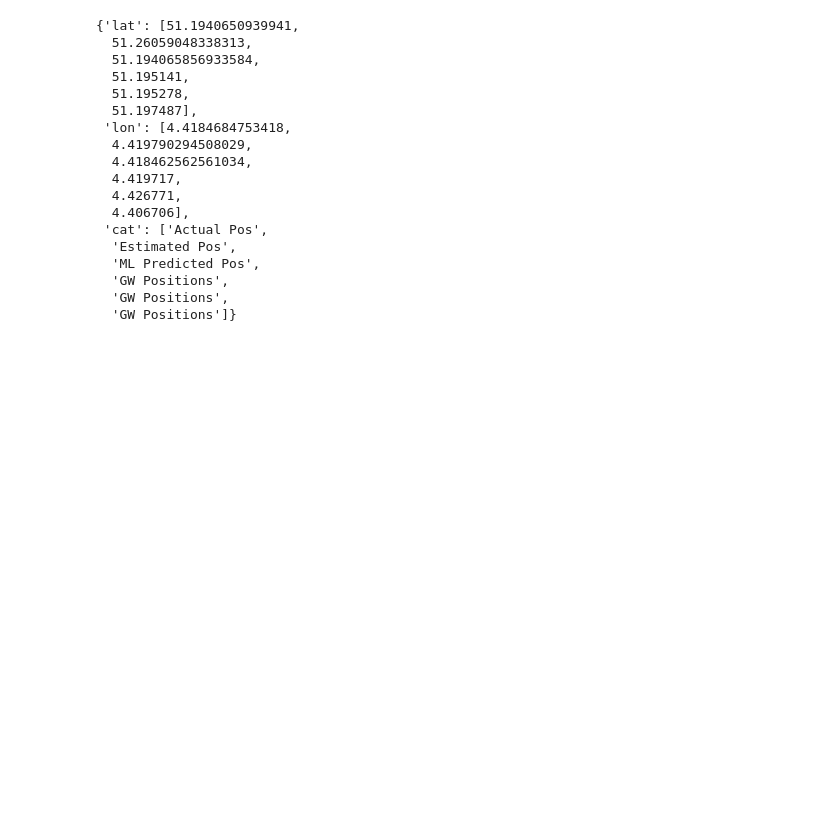
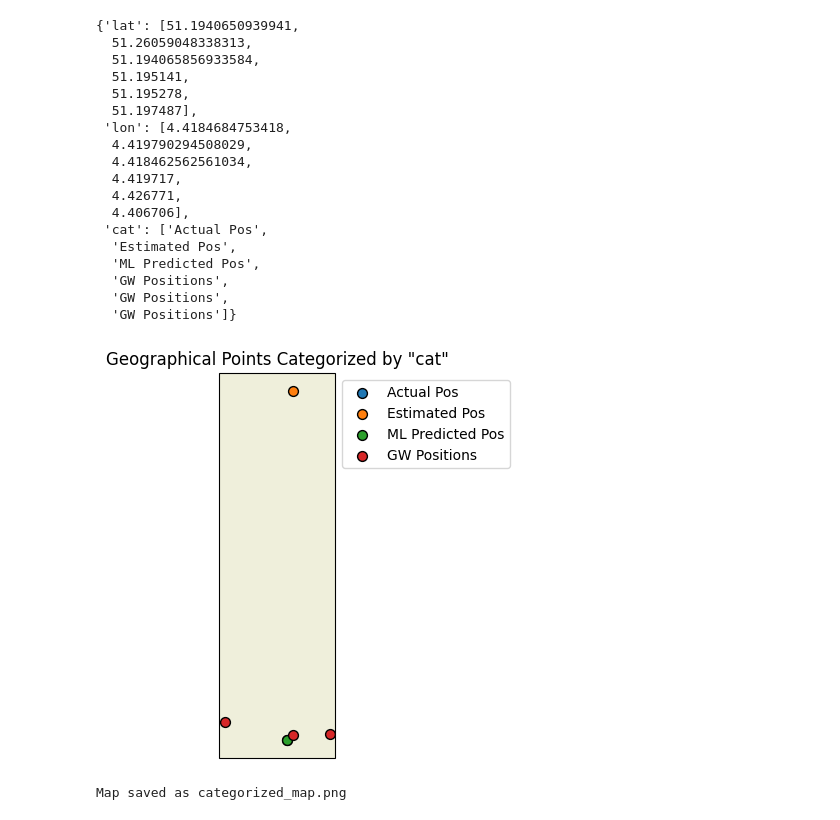
Before and after one commit to sudipbarua/Localization-leveraging-LoRaWAN, a Jupyter notebook: RSSI_fingerprinting/position_estimation copy.ipynb, the cells around one changed output. Drawn from its saved outputs; the diff is of its cells as text; code cells hidden in the pictures; blank space fills up the shorter version.

```diff
--- a/RSSI_fingerprinting/position_estimation copy.ipynb
+++ b/RSSI_fingerprinting/position_estimation copy.ipynb
@@ -178,3 +178,57 @@ def map_plot(resut_df, gw_ref):
     fig.write_image(f"fig/map_plots/gw{gw_ref}.png")
 # %%
 map_plot(result, 127217)
+# %%
+import pandas as pd
+import matplotlib.pyplot as plt
+import cartopy.crs as ccrs
+import cartopy.feature as cfeature
+import matplotlib.colors as mcolors
+
+# Sample data structure
+data = {
+    'lat': [51.1940650939941, 51.26059048338313, 51.194065856933584, 51.195141, 51.195278, 51.197487],
+    'lon': [4.4184684753418, 4.419790294508029, 4.418462562561034, 4.419717, 4.426771, 4.406706],
+    'cat': ['Actual Pos', 'Estimated Pos', 'ML Predicted Pos', 'GW Positions', 'GW Positions', 'GW Positions']
+}
+
+# Convert the data to a DataFrame
+df = pd.DataFrame(data)
+
+# Create a plot with Cartopy
+fig = plt.figure(figsize=(10, 5))
+ax = plt.axes(projection=ccrs.PlateCarree())
+
+# Add features to the map
+ax.add_feature(cfeature.COASTLINE)
+ax.add_feature(cfeature.BORDERS)
+ax.add_feature(cfeature.LAND)
+ax.add_feature(cfeature.OCEAN)
+
+# Define a colormap for the 'cat' categories
+categories = df['cat'].unique()
+colors = plt.cm.tab10(range(len(categories)))  # Use a colormap with enough distinct colors
+colormap = dict(zip(categories, colors))
+
+# Plot each category with its respective color
+for category in categories:
+    subset = df[df['cat'] == category]
+    ax.scatter(subset['lon'], subset['lat'], color=colormap[category], s=50, edgecolor='k', label=category, transform=ccrs.PlateCarree())
+
+# Add a legend
+plt.legend(loc='upper left', bbox_to_anchor=(1, 1))
+
+# Add title and labels
+plt.title('Geographical Points Categorized by "cat"')
+plt.xlabel('Longitude')
+plt.ylabel('Latitude')
+
+# Save the plot to a file
+output_file = 'categorized_map.png'
+plt.savefig(output_file, bbox_inches='tight')
+plt.show()
+
+print(f"Map saved as {output_file}")
+# %% [output]
+[figure, added]
+Map saved as categorized_map.png
```
Also changed, not shown: 4 other files.
